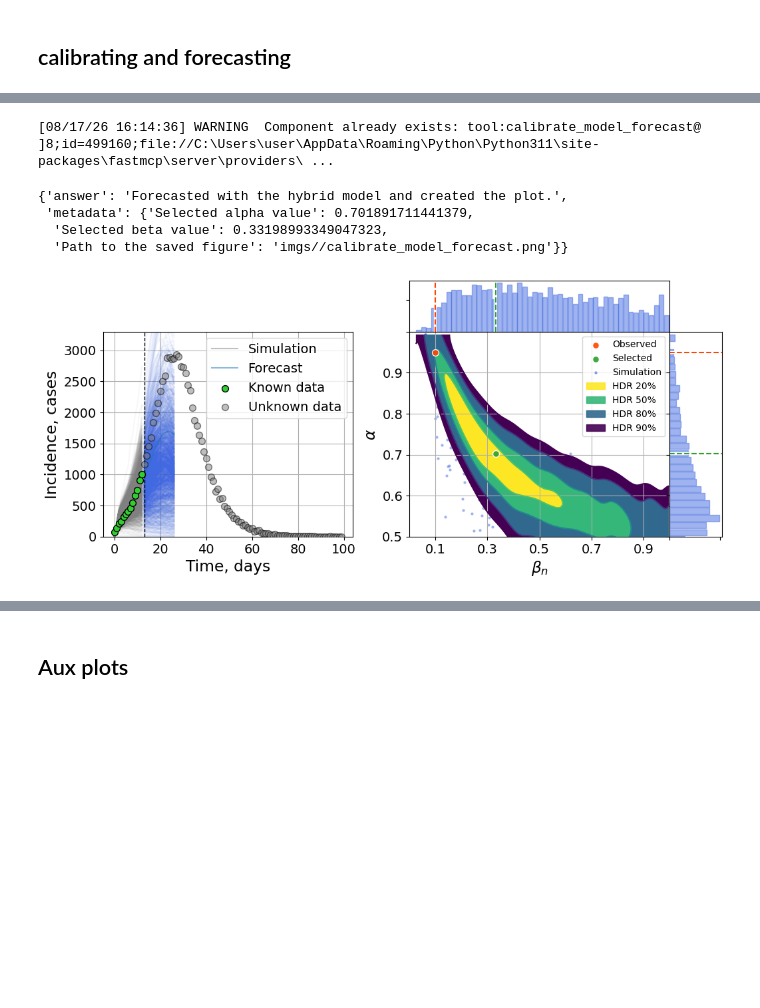
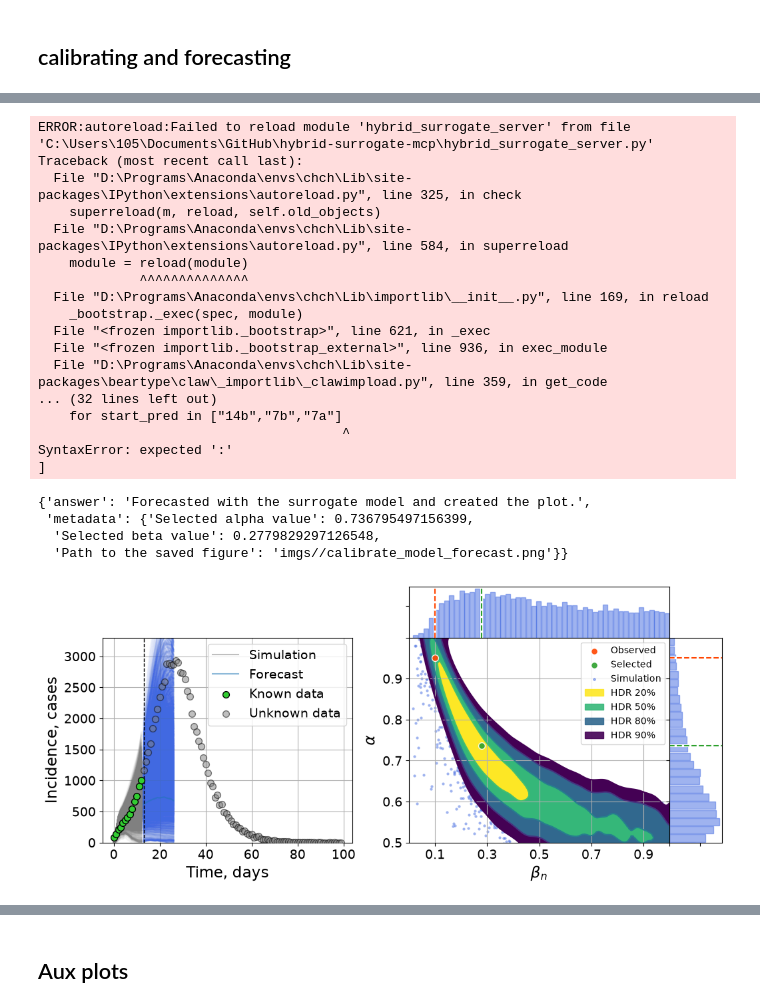
Before and after one commit to Mpkosh/hybrid-surrogate-mcp, a Jupyter notebook: examples.ipynb, the cells around one changed output, grey strips where cells are left out. Cells and saved outputs as stored; diff of their text form; code cells hidden in the pictures; blank space fills up the shorter version.

```diff
--- a/examples.ipynb
+++ b/examples.ipynb
@@ -13,8 +13,8 @@ The autoreload extension is already loaded. To reload it, use:
 # %%
 # paper: fig.8
 seir_df_paths=\
-    ['hybrid_surr/aux_hyb/p_0.13_0.3_0.2_0.0001_0.39_seed_0.csv',
-    'hybrid_surr//aux_hyb/p_0.99_0.3_0.2_0.0001_0.63_seed_0.csv']
+    ['hybrid_surr/num_exp/net_data/ba_seir/p_0.13_0.3_0.2_0.0001_0.39_seed_0.csv',
+    'hybrid_surr/num_exp/net_data/ba_seir/p_0.99_0.3_0.2_0.0001_0.63_seed_0.csv']
 server.run_hybrid_model(sigma=0.3, gamma=0.2,
                switch_I_fraction=0.05, n_hybrid_runs=20,
                topology='ba',
@@ -117,19 +123,35 @@ server.calibrate_model_complete_data_3in1(n_network_runs=1,
 [figure]
 # %%
 # show forecast for one model
-server.calibrate_model_forecast(model_name='hybrid',
-                    show_surr_nth_line=5,
+server.calibrate_model_forecast(model_name='surrogate',
+                    show_surr_nth_line=10,
                     start_forecasting='14b',
                     sigma=0.3, gamma=0.2,
                     true_alpha = 0.95,true_beta = 0.1,
                     switch_I_fraction=0.05, n_nodes=100000,
                     topology='ba')
 # %% [output]
-[08/17/26 16:14:36] WARNING  Component already exists: tool:calibrate_model_forecast@         ]8;id=499160;file://C:\Users\user\AppData\Roaming\Python\Python311\site-packages\fastmcp\server\providers\ ...
+ERROR:autoreload:Failed to reload module 'hybrid_surrogate_server' from file 'C:\Users\105\Documents\GitHub\hybrid-surrogate-mcp\hybrid_surrogate_server.py'
+Traceback (most recent call last):
+  File "D:\Programs\Anaconda\envs\chch\Lib\site-packages\IPython\extensions\autoreload.py", line 325, in check
+    superreload(m, reload, self.old_objects)
+  File "D:\Programs\Anaconda\envs\chch\Lib\site-packages\IPython\extensions\autoreload.py", line 584, in superreload
+    module = reload(module)
+             ^^^^^^^^^^^^^^
+  File "D:\Programs\Anaconda\envs\chch\Lib\importlib\__init__.py", line 169, in reload
+    _bootstrap._exec(spec, module)
+  File "<frozen importlib._bootstrap>", line 621, in _exec
+  File "<frozen importlib._bootstrap_external>", line 936, in exec_module
+  File "D:\Programs\Anaconda\envs\chch\Lib\site-packages\beartype\claw\_importlib\_clawimpload.py", line 359, in get_code
+... (32 lines left out)
+    for start_pred in ["14b","7b","7a"]
+                                       ^
+SyntaxError: expected ':'
+]
-{'answer': 'Forecasted with the hybrid model and created the plot.',
- 'metadata': {'Selected alpha value': 0.701891711441379,
-  'Selected beta value': 0.33198993349047323,
+{'answer': 'Forecasted with the surrogate model and created the plot.',
+ 'metadata': {'Selected alpha value': 0.736795497156399,
+  'Selected beta value': 0.2779829297126548,
   'Path to the saved figure': 'imgs//calibrate_model_forecast.png'}}
-[figure, old version]
+[figure, new version]
 # %%
 # paper: figs.14, 15
```
Also changed, not shown: parts of 11 cells of this notebook, 52 other files.
